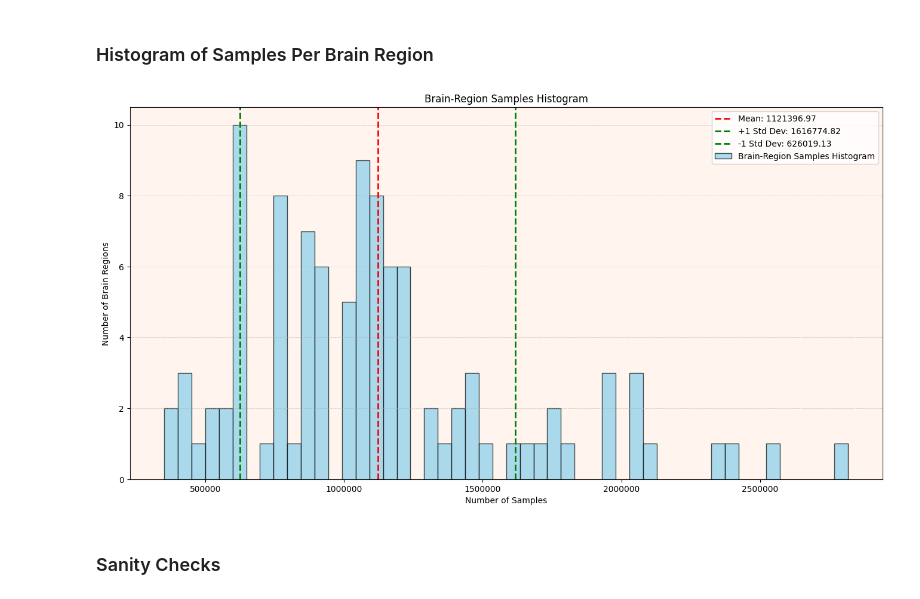
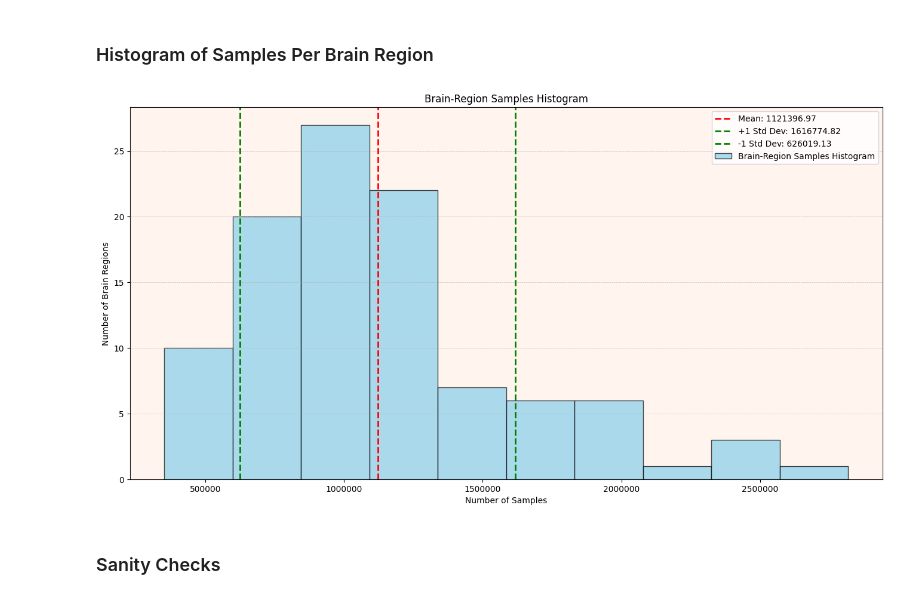
Before and after one commit to KarimIbrahim11/Gene-Expression-Analysis, a Jupyter notebook: notebooks/CS_01_First Analysis.ipynb, the cells around one changed output. Drawn from its saved outputs; the diff is of its cells as text; code cells hidden in the pictures.

```diff
--- a/notebooks/CS_01_First Analysis.ipynb
+++ b/notebooks/CS_01_First Analysis.ipynb
@@ -183,9 +179,9 @@ plot_scatter_log(range_with_powers_of_two, count_per_threshold, plot_title= "Sca
 ### Histogram of Samples Per Brain Region
 # %%
 plot_histogram(number_of_samples_per_br, plot_title='Brain-Region Samples Histogram', x_title="Number of Samples", y_title="Number of Brain Regions"
-, bins=50, save=True)
+, bins=10, save=True)
 # %% [output]
-[figure, old version]
+[figure, new version]
 # %% [markdown]
 ### Sanity Checks
 # %%
```
Also changed, not shown: parts of 5 cells of this notebook, 23 other files.
